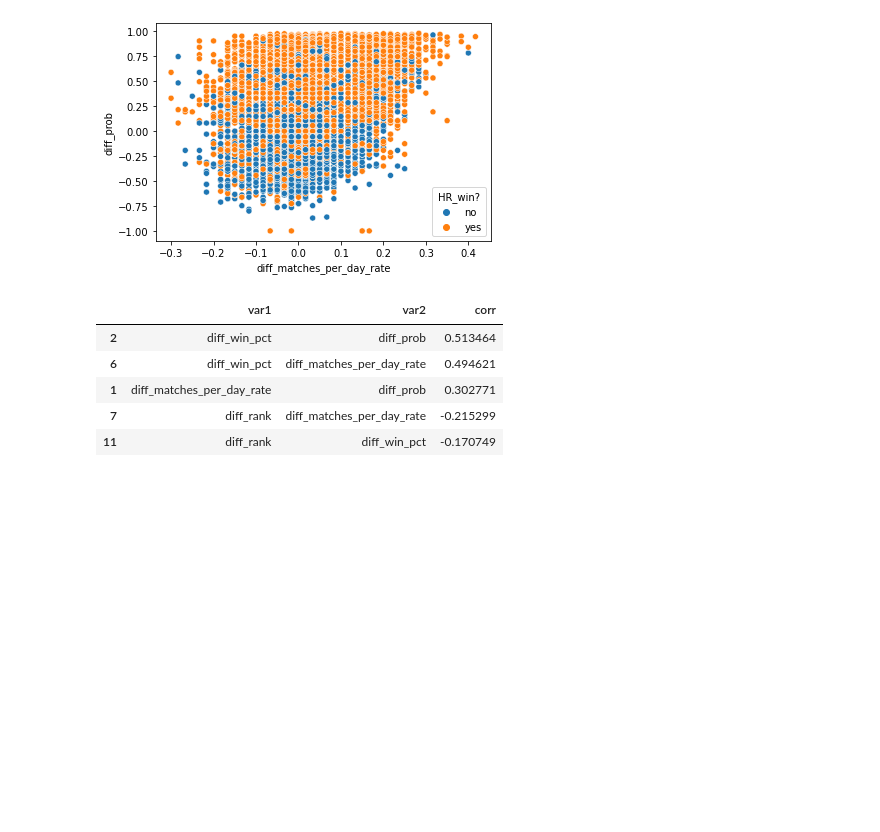
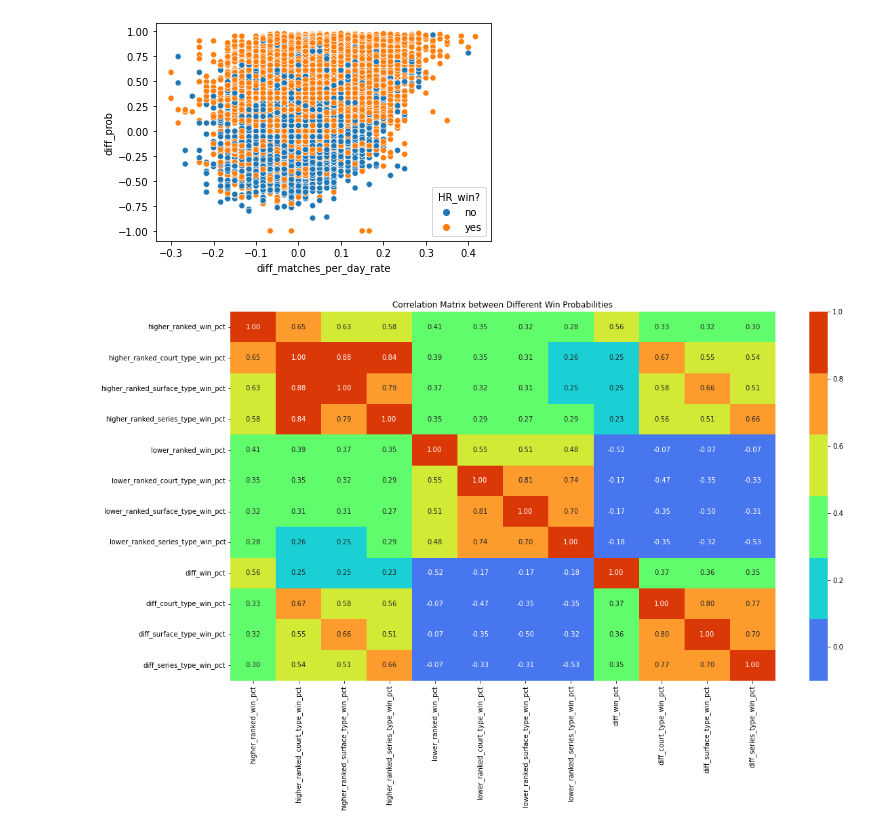
Before and after one commit to rielaben/Tennis_Modeling, a Jupyter notebook: eda_tennis.ipynb, the cells around one changed output. Saved outputs shown, nothing was run; the diff lists cells and outputs as text; code cells hidden in the pictures; blank space fills up the shorter version.

Commit message:
Added plots

```diff
--- a/eda_tennis.ipynb
+++ b/eda_tennis.ipynb
@@ -206,19 +206,21 @@ sns.scatterplot(data=tennis_data,x="diff_matches_per_day_rate",y="diff_prob",hue
 <AxesSubplot:xlabel='diff_matches_per_day_rate', ylabel='diff_prob'>
 [figure]
 # %%
-corr_table = tennis_data[["diff_prob","diff_matches_per_day_rate","diff_win_pct", "diff_rank"]].corr()
-corr_table = corr_table.reset_index()
-#https://stackoverflow.com/questions/28654047/pandas-convert-some-columns-into-rows
-corr_table = corr_table.melt(id_vars=['index'],var_name="var2",value_name="corr")
-corr_table = corr_table.rename({"index":"var1"},axis=1)
-corr_table = corr_table[corr_table['corr']!=1]
-corr_table = corr_table.drop_duplicates(subset=["corr"])
-#https://stackoverflow.com/questions/30486263/sorting-by-absolute-value-without-changing-the-data
-corr_table.sort_values(by="corr",key=abs,ascending=False).head()
+#https://stackoverflow.com/questions/21285380/find-column-whose-name-contains-a-specific-string
+win_pct = tennis_data.filter(regex="win_pct")
+corr_table = win_pct.corr()
+# corr_table = corr_table.reset_index()
+# #https://stackoverflow.com/questions/28654047/pandas-convert-some-columns-into-rows
+# corr_table = corr_table.melt(id_vars=['index'],var_name="var2",value_name="corr")
+# corr_table = corr_table.rename({"index":"var1"},axis=1)
+# corr_table = corr_table[corr_table['corr']!=1]
+# corr_table = corr_table.drop_duplicates(subset=["corr"])
+# #https://stackoverflow.com/questions/30486263/sorting-by-absolute-value-without-changing-the-data
+# corr_table.sort_values(by="corr",key=abs,ascending=False).head()
-# %% [output]
-|  | var1 | var2 | corr |
-| 2 | diff_win_pct | diff_prob | 0.513464 |
-| 6 | diff_win_pct | diff_matches_per_day_rate | 0.494621 |
-| 1 | diff_matches_per_day_rate | diff_prob | 0.302771 |
-| 7 | diff_rank | diff_matches_per_day_rate | -0.215299 |
-| 11 | diff_rank | diff_win_pct | -0.170749 |
+# %%
+fig, ax = plt.subplots(figsize=(18,10))
+fig = sns.heatmap(ax=ax,data=corr_table,cmap=sns.color_palette("turbo"),vmin=-0.1,vmax=1,annot=True,fmt='.2f')
+plt.title("Correlation Matrix between Different Win Probabilities")
+plt.savefig("corr_matrix.png",bbox_inches="tight")
+# %% [output]
+[figure, added]
```
Also changed, not shown: parts of 3 cells of this notebook, 1 other file.
